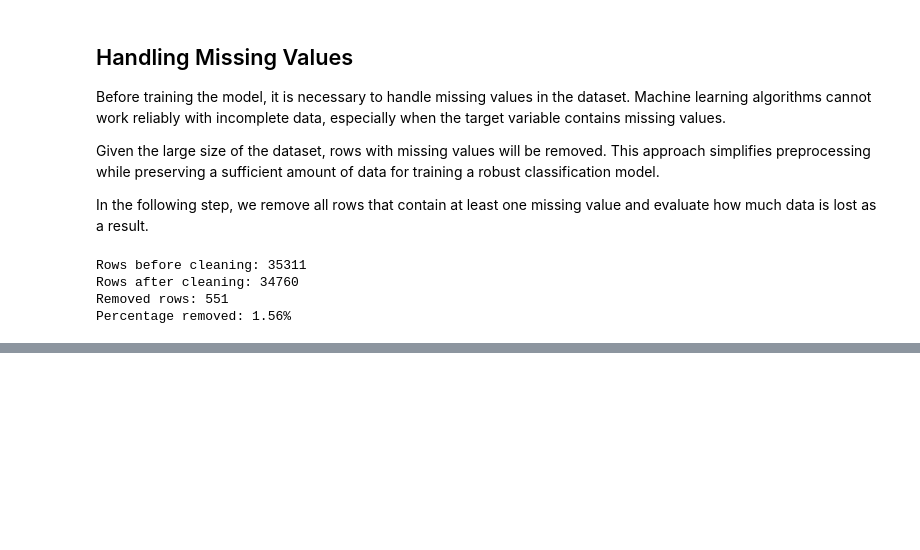
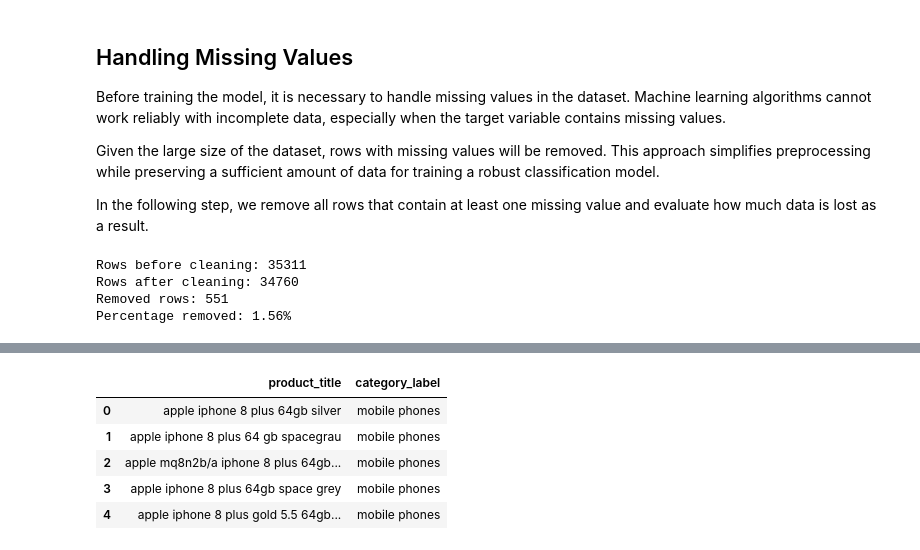
Before and after one commit to rakosdonja/product-category-classifier, a Jupyter notebook: notebooks/01_product_category_eda.ipynb, the cells around one changed output, grey strips where cells are left out. Saved outputs shown, nothing was run; the diff lists cells and outputs as text; code cells hidden in the pictures; blank space fills up the shorter version.

Commit message:
Standardized column names and cleaned text fields for consistency

```diff
--- a/notebooks/01_product_category_eda.ipynb
+++ b/notebooks/01_product_category_eda.ipynb
@@ -113,0 +128,29 @@ Percentage removed: 1.56%
+# %%
+# Rename columns for easier handling
+df.columns = (
+    df.columns
+    .str.strip()
+    .str.lower()
+    .str.replace(" ", "_")
+)
+
+# Normalize text columns
+text_columns = ["product_title", "category_label"]
+
+for col in text_columns:
+    df[col] = (
+        df[col]
+        .astype(str)
+        .str.lower()
+        .str.strip()
+    )
+
+# Preview cleaned text columns
+df[text_columns].head()
+# %% [output]
+|  | product_title | category_label |
+| 0 | apple iphone 8 plus 64gb silver | mobile phones |
+| 1 | apple iphone 8 plus 64 gb spacegrau | mobile phones |
+| 2 | apple mq8n2b/a iphone 8 plus 64gb... | mobile phones |
+| 3 | apple iphone 8 plus 64gb space grey | mobile phones |
+| 4 | apple iphone 8 plus gold 5.5 64gb... | mobile phones |
```
Also changed, not shown: parts of 1 cell of this notebook.
